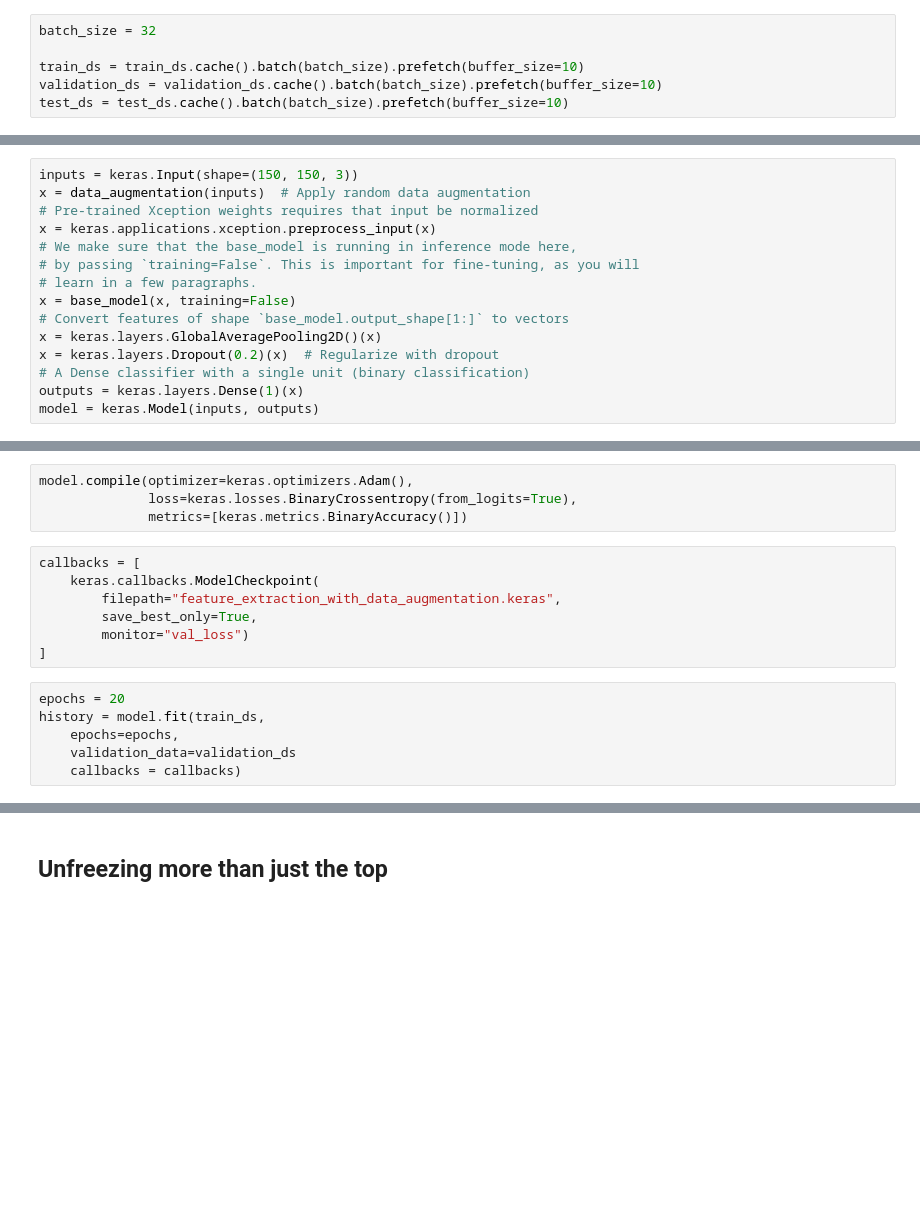
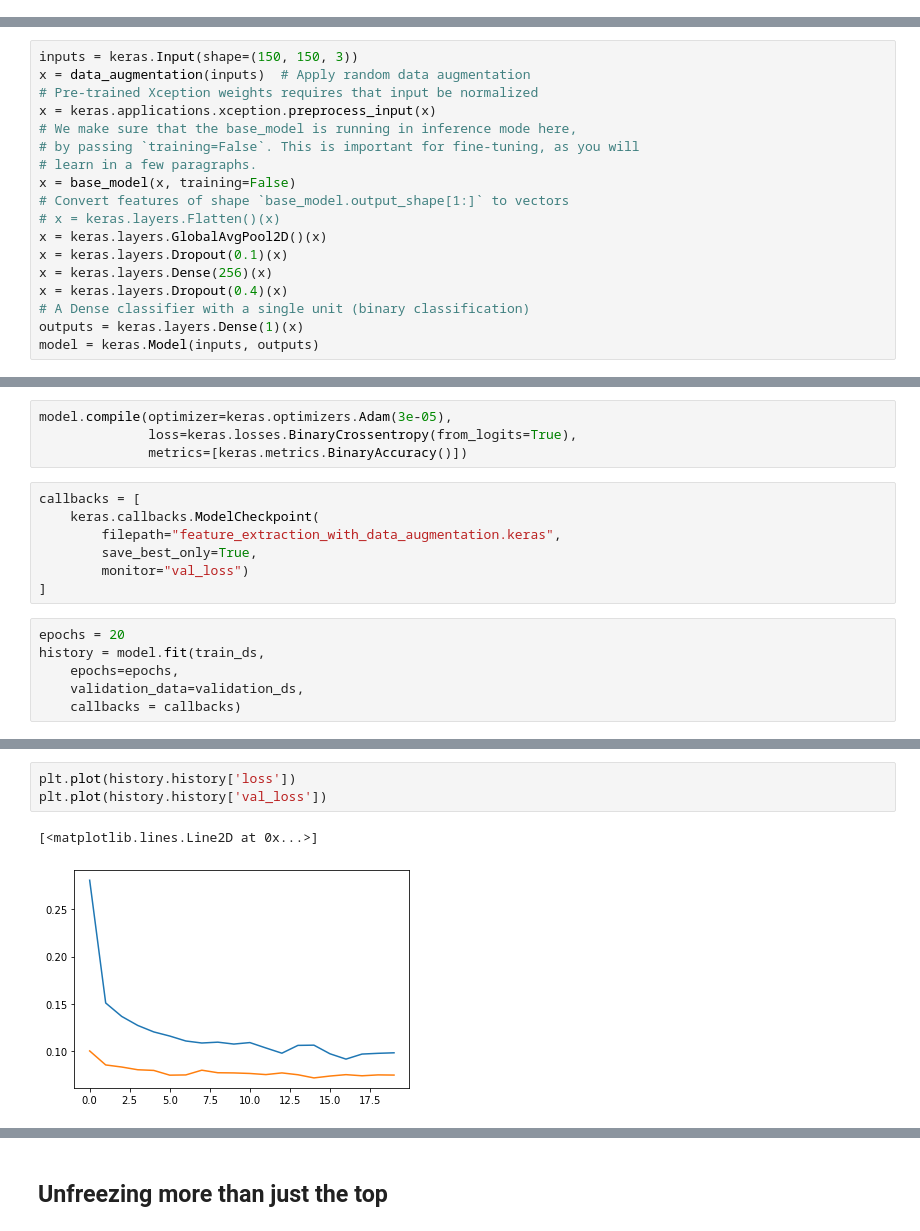
Before and after one commit to univai-community/cnns_and_tl, a Jupyter notebook: CVFineTuning.ipynb, the cells around one changed output, grey strips where cells are left out. Drawn from its saved outputs; the diff is of its cells as text; blank space fills up the shorter version.

```diff
--- a/CVFineTuning.ipynb
+++ b/CVFineTuning.ipynb
@@ -135,11 +252,5 @@ history = model.fit(
 # %% [markdown]
 ## Data augmentation
-# %%
-batch_size = 32
-
-train_ds = train_ds.cache().batch(batch_size).prefetch(buffer_size=10)
-validation_ds = validation_ds.cache().batch(batch_size).prefetch(buffer_size=10)
-test_ds = test_ds.cache().batch(batch_size).prefetch(buffer_size=10)
 # %%
 from tensorflow.keras import layers
 
@@ -180,8 +331,11 @@ x = keras.applications.xception.preprocess_input(x)
 # learn in a few paragraphs.
 x = base_model(x, training=False)
 # Convert features of shape `base_model.output_shape[1:]` to vectors
-x = keras.layers.GlobalAveragePooling2D()(x)
-x = keras.layers.Dropout(0.2)(x)  # Regularize with dropout
+# x = keras.layers.Flatten()(x)
+x = keras.layers.GlobalAvgPool2D()(x)
+x = keras.layers.Dropout(0.1)(x)
+x = keras.layers.Dense(256)(x)
+x = keras.layers.Dropout(0.4)(x)
 # A Dense classifier with a single unit (binary classification)
 outputs = keras.layers.Dense(1)(x)
 model = keras.Model(inputs, outputs)
@@ -206,7 +360,7 @@ Trainable params: 2,049
 Non-trainable params: 20,861,480
 _________________________________________________________________
 # %%
-model.compile(optimizer=keras.optimizers.Adam(),
+model.compile(optimizer=keras.optimizers.Adam(3e-05),
               loss=keras.losses.BinaryCrossentropy(from_logits=True),
               metrics=[keras.metrics.BinaryAccuracy()])
 # %%
@@ -220,7 +374,7 @@ callbacks = [
 epochs = 20
 history = model.fit(train_ds,
     epochs=epochs,
-    validation_data=validation_ds
+    validation_data=validation_ds,
     callbacks = callbacks)
 # %% [output]
 Epoch 1/20
@@ -242,0 +397,6 @@ Epoch 20/20
+# %%
+plt.plot(history.history['loss'])
+plt.plot(history.history['val_loss'])
+# %% [output]
+[<matplotlib.lines.Line2D at 0x...>]
+[figure, added]
```
Also changed, not shown: parts of 42 cells of this notebook.
